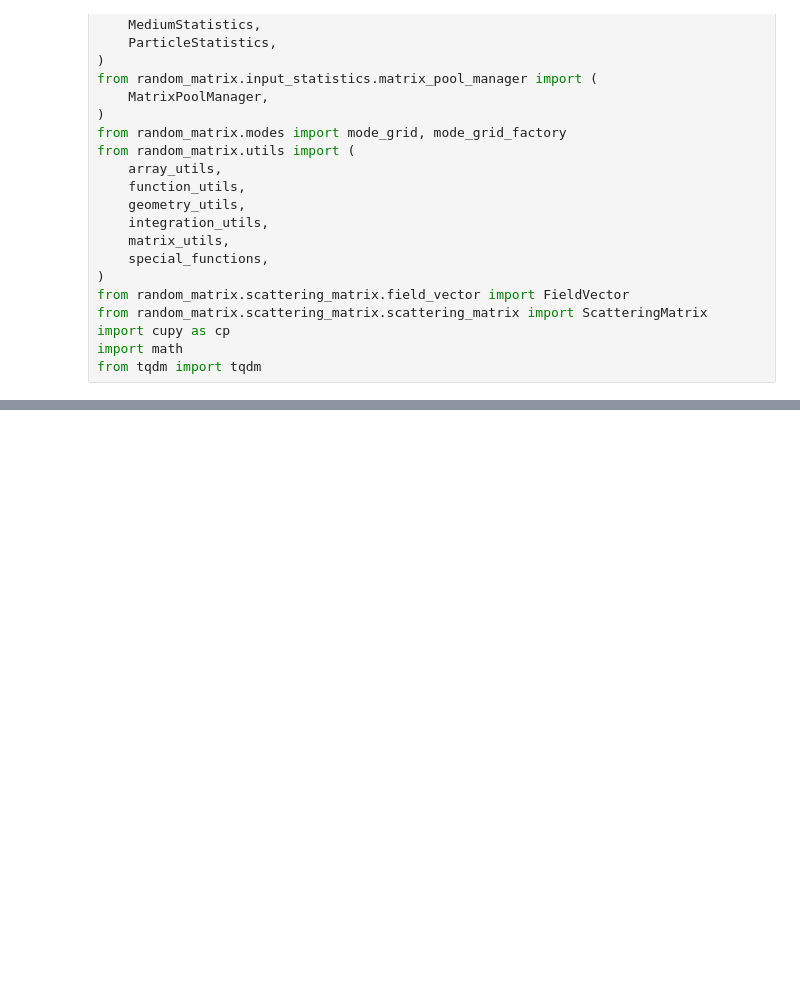
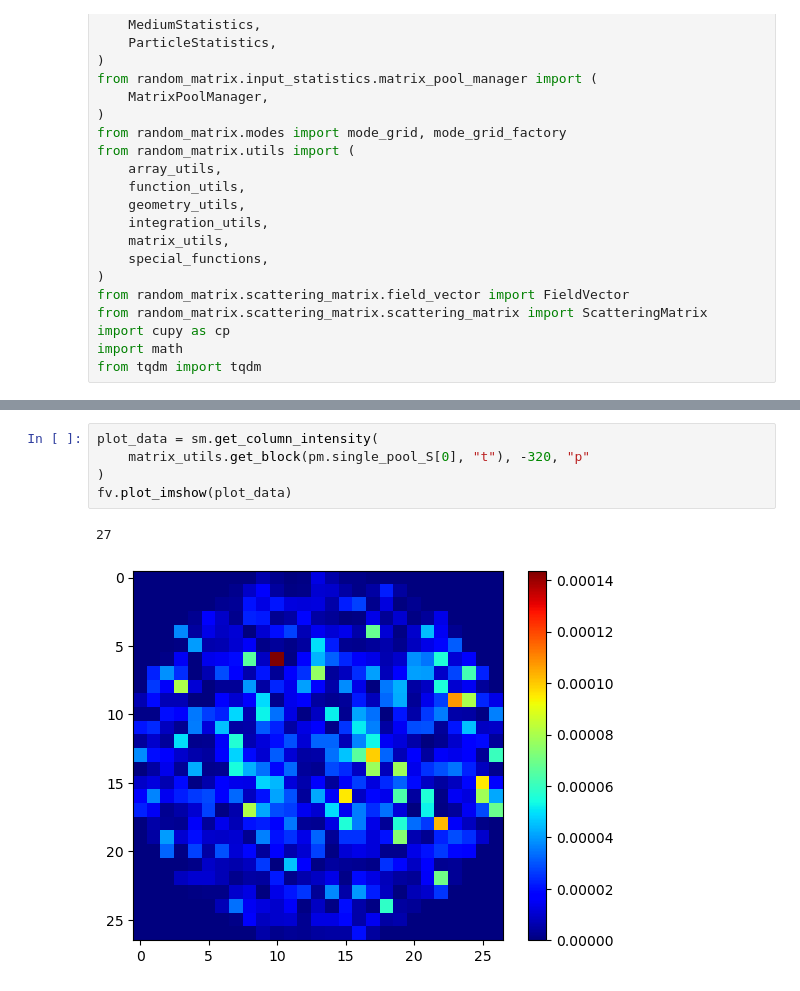
Before and after one commit to Optical-Theory-Group/random-matrix, a Jupyter notebook: rmt_analysis/memory_effect.ipynb, the cells around one changed output, grey strips where cells are left out. Cells and saved outputs as stored; diff of their text form; blank space fills up the shorter version.

```diff
--- a/rmt_analysis/memory_effect.ipynb
+++ b/rmt_analysis/memory_effect.ipynb
@@ -96,0 +90,8 @@ my_grid.propagating_indices.index(0)
+# %%
+plot_data = sm.get_column_intensity(
+    matrix_utils.get_block(pm.single_pool_S[0], "t"), -320, "p"
+)
+fv.plot_imshow(plot_data)
+# %% [output]
+27
+[figure, added]
```
Also changed, not shown: parts of 6 cells of this notebook, 3 other files.
